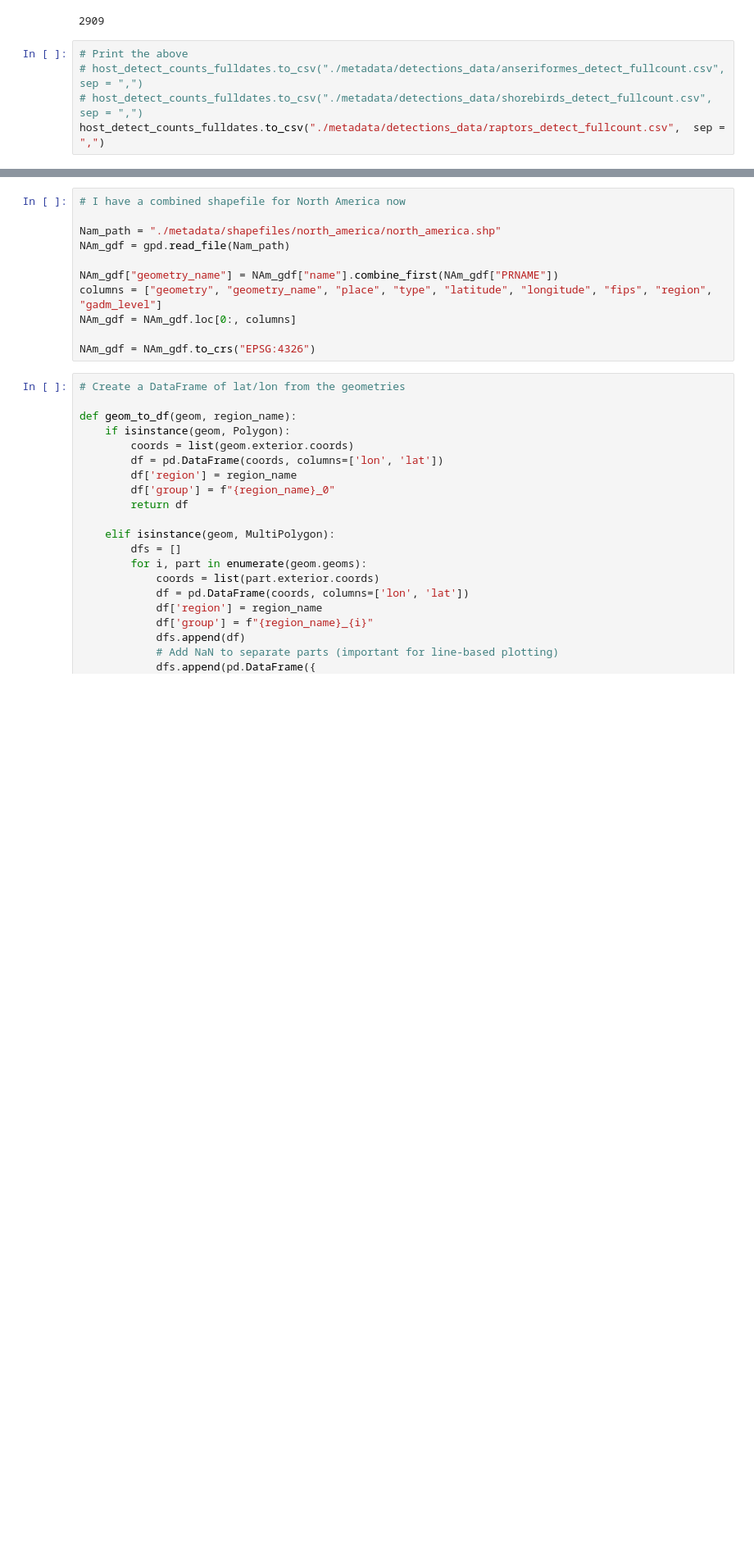
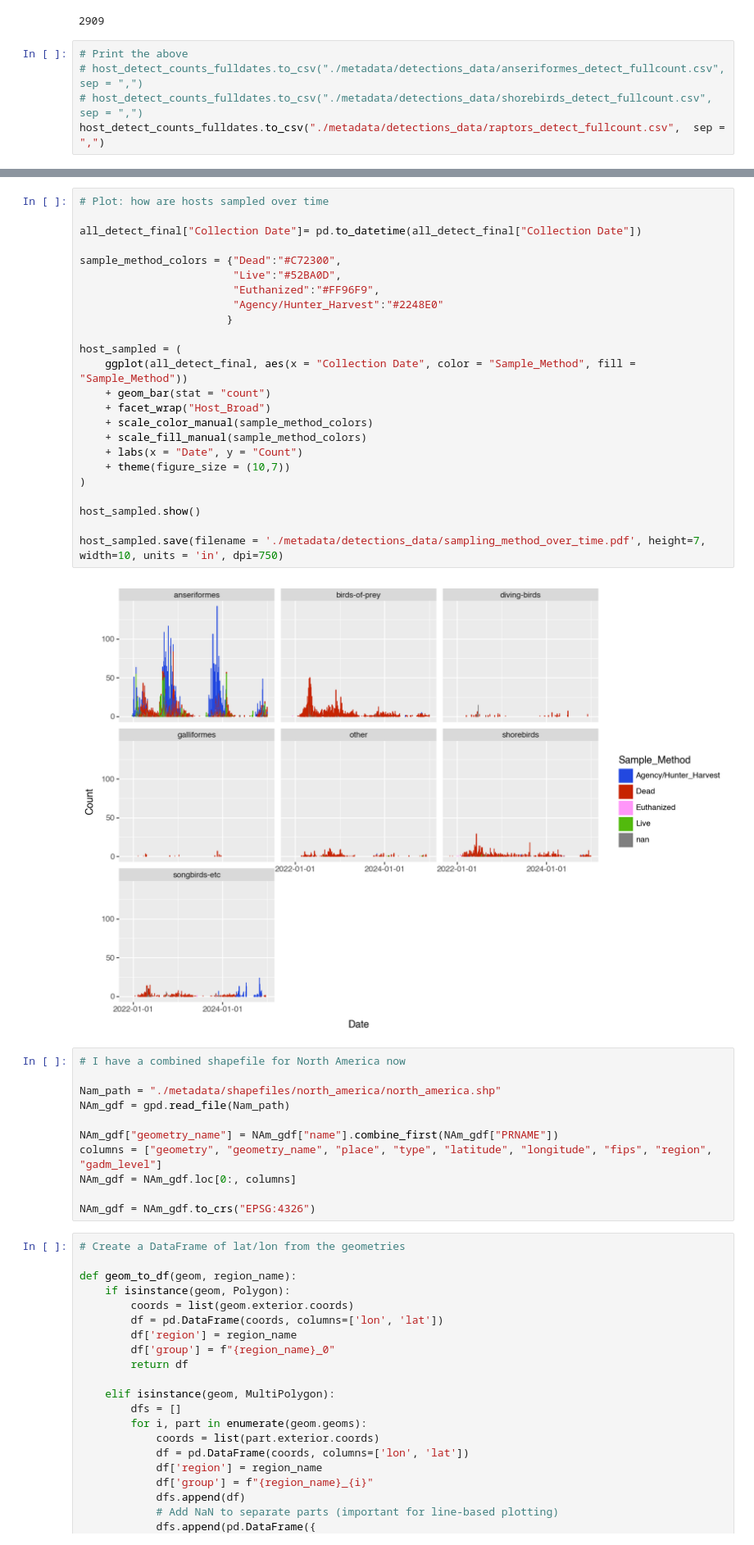
Before and after one commit to moncla-lab/H5-avian-ecology, a Jupyter notebook: all_detections.ipynb, the cells around one changed output, grey strips where cells are left out. Shown at 82% size. Drawn from its saved outputs; the diff is of its cells as text; blank space fills up the shorter version.

```diff
--- a/all_detections.ipynb
+++ b/all_detections.ipynb
@@ -368,3 +497,29 @@ detections_over_time.save(filename = './metadata/detections_data/detections_over
+# %%
+# Plot: how are hosts sampled over time
+
+all_detect_final["Collection Date"]= pd.to_datetime(all_detect_final["Collection Date"])
+
+sample_method_colors = {"Dead":"#C72300",
+                        "Live":"#52BA0D",
+                        "Euthanized":"#FF96F9",
+                        "Agency/Hunter_Harvest":"#2248E0"
+                       }
+
+host_sampled = (
+    ggplot(all_detect_final, aes(x = "Collection Date", color = "Sample_Method", fill = "Sample_Method"))
+    + geom_bar(stat = "count")
+    + facet_wrap("Host_Broad")
+    + scale_color_manual(sample_method_colors)
+    + scale_fill_manual(sample_method_colors)
+    + labs(x = "Date", y = "Count")
+    + theme(figure_size = (10,7))
+)
+
+host_sampled.show()
+
+host_sampled.save(filename = './metadata/detections_data/sampling_method_over_time.pdf', height=7, width=10, units = 'in', dpi=750)
+# %% [output]
+[figure, added]
 # %%
 # I have a combined shapefile for North America now
 
```
Also changed, not shown: parts of 11 cells of this notebook, 15 other files.
